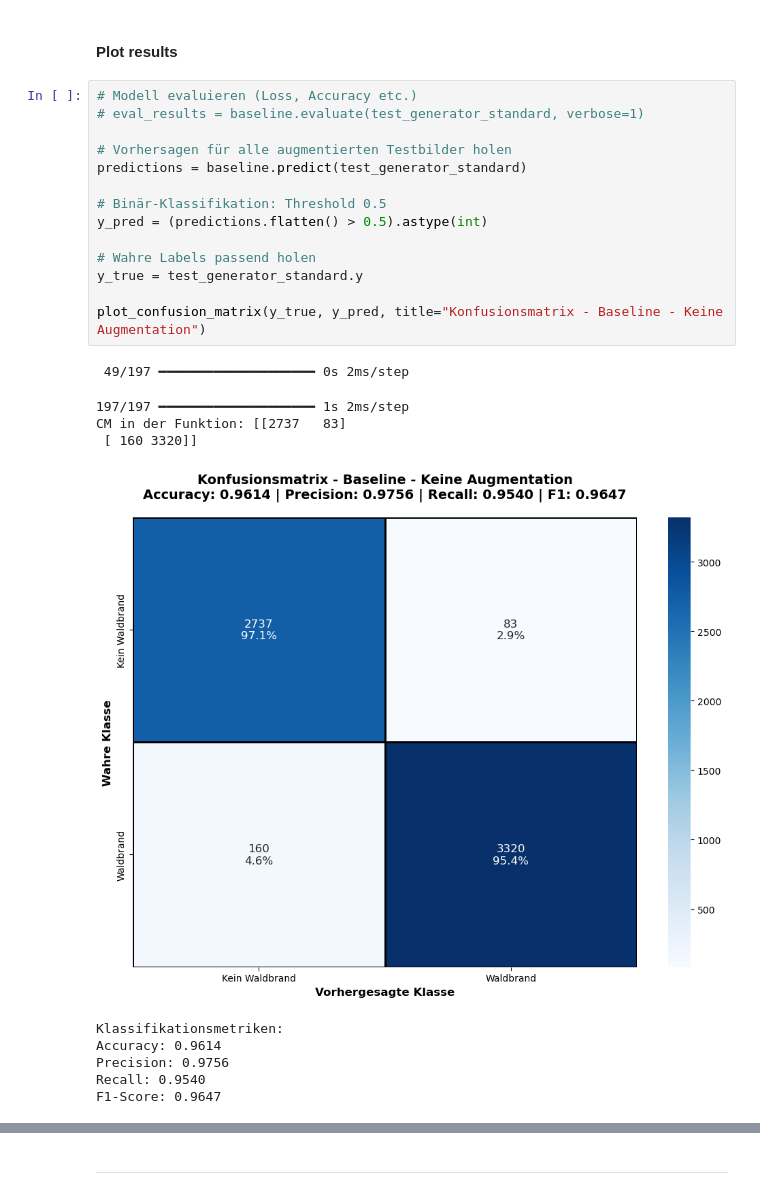
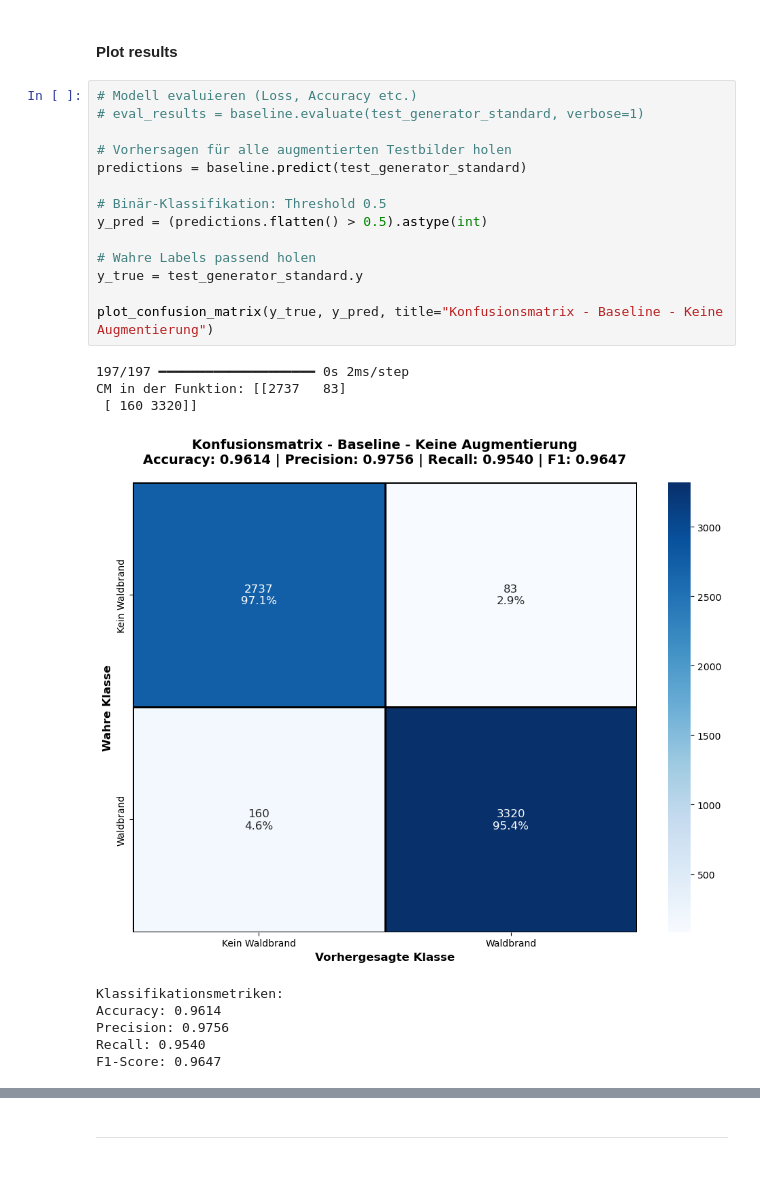
Before and after one commit to Benedikt52/ADA, a Jupyter notebook: Augmentation-Copy2.ipynb, the cells around one changed output, grey strips where cells are left out. Cells and saved outputs as stored; diff of their text form.

```diff
--- a/Augmentation-Copy2.ipynb
+++ b/Augmentation-Copy2.ipynb
@@ -233,28 +233,27 @@ test_generator_augmented = test_datagen_augmented.flow(
 # %%
 # Modell evaluieren (Loss, Accuracy etc.)
 # eval_results = baseline.evaluate(test_generator_standard, verbose=1)
 
 # Vorhersagen für alle augmentierten Testbilder holen
 predictions = baseline.predict(test_generator_standard)
 
 # Binär-Klassifikation: Threshold 0.5
 y_pred = (predictions.flatten() > 0.5).astype(int)
 
 # Wahre Labels passend holen
 y_true = test_generator_standard.y
 
-plot_confusion_matrix(y_true, y_pred, title="Konfusionsmatrix - Baseline - Keine Augmentation")
+plot_confusion_matrix(y_true, y_pred, title="Konfusionsmatrix - Baseline - Keine Augmentierung")
 # %% [output]
- 49/197 ━━━━━━━━━━━━━━━━━━━━ 0s 2ms/step
+197/197 ━━━━━━━━━━━━━━━━━━━━ 0s 2ms/step
+CM in der Funktion: [[2737   83]
+ [ 160 3320]]
+[figure, new version]
-197/197 ━━━━━━━━━━━━━━━━━━━━ 1s 2ms/step
-CM in der Funktion: [[2737   83]
- [ 160 3320]]
+Klassifikationsmetriken:
+Accuracy: 0.9614
+Precision: 0.9756
+Recall: 0.9540
+F1-Score: 0.9647
-[figure, old version]
-Klassifikationsmetriken:
-Accuracy: 0.9614
-Precision: 0.9756
-Recall: 0.9540
-F1-Score: 0.9647
 # %%
 # Modell evaluieren (Loss, Accuracy etc.)
 # eval_results = baseline.evaluate(test_generator_augmented, verbose=1)
```
Also changed, not shown: parts of 3 cells of this notebook.
